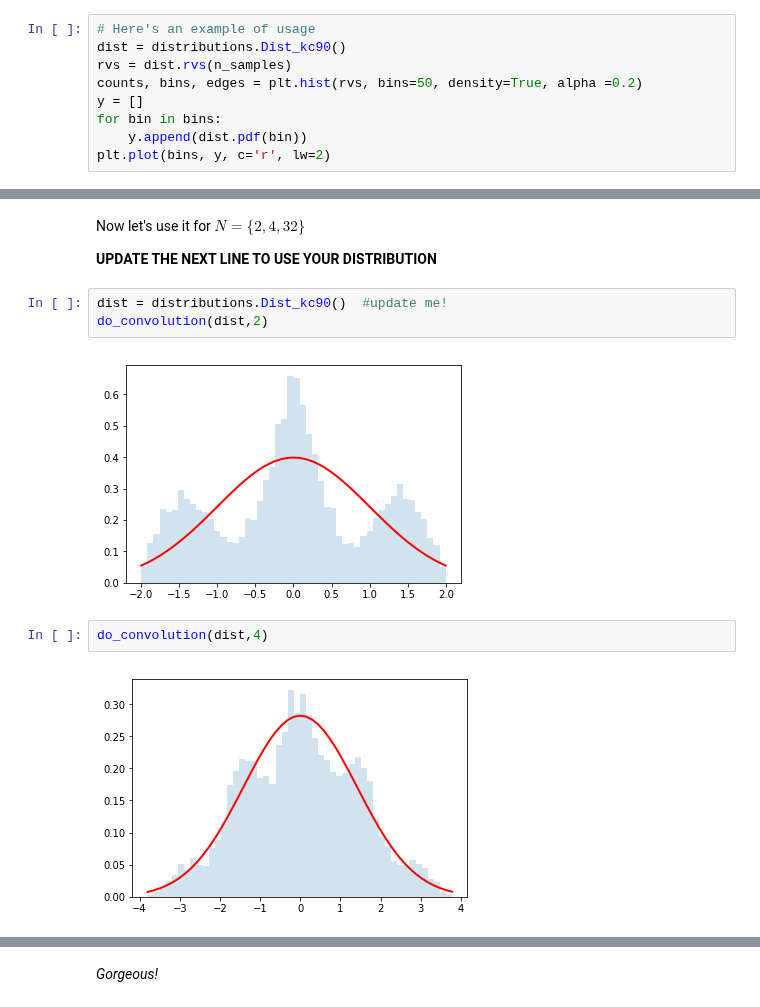
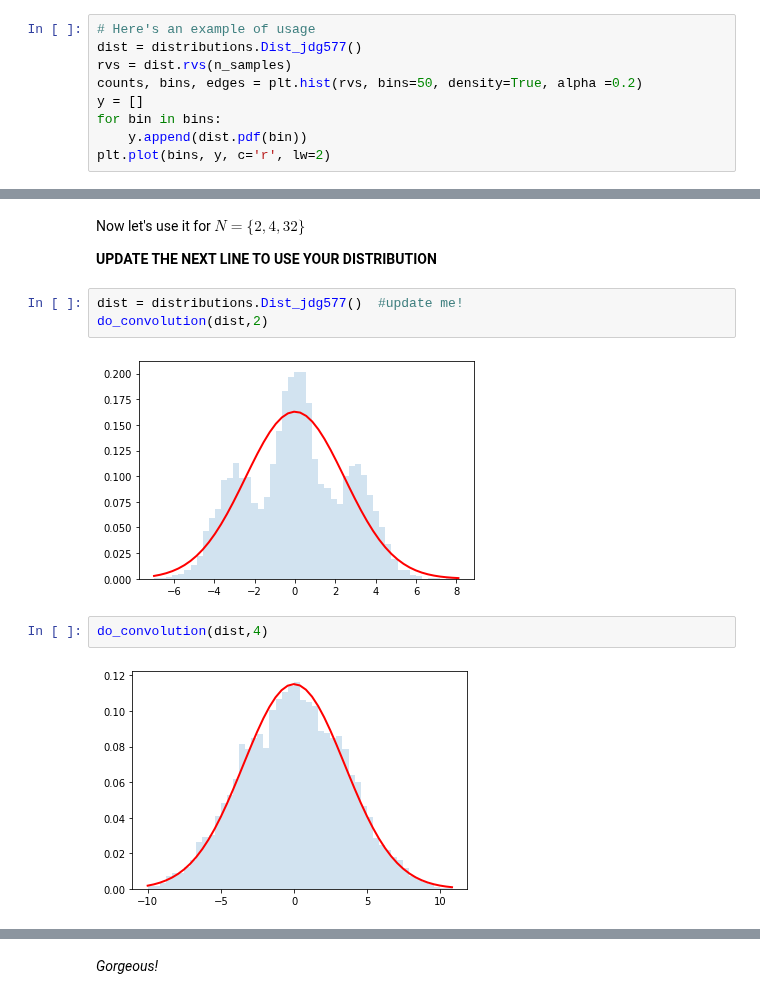
Before and after one commit to cranmer/intro-exp-phys-II, a Jupyter notebook: Central-Limit-Theorem.ipynb, the cells around one changed output, grey strips where cells are left out. Cells and saved outputs as stored; diff of their text form.

```diff
--- a/Central-Limit-Theorem.ipynb
+++ b/Central-Limit-Theorem.ipynb
@@ -195,7 +195,7 @@ n_samples = 100000
 **Update to use your distribution**
 # %%
 # Here's an example of usage
-dist = distributions.Dist_kc90()
+dist = distributions.Dist_jdg577()
 rvs = dist.rvs(n_samples)
 counts, bins, edges = plt.hist(rvs, bins=50, density=True, alpha =0.2)
 y = []
@@ -308,14 +308,14 @@ Now let's use it for $N=\{2,4,32\}$
 
 **UPDATE THE NEXT LINE TO USE YOUR DISTRIBUTION**
 # %%
-dist = distributions.Dist_kc90()  #update me!
+dist = distributions.Dist_jdg577()  #update me!
 do_convolution(dist,2)
 # %% [output]
-[figure, old version]
+[figure, new version]
 # %%
 do_convolution(dist,4)
 # %% [output]
-[figure, old version]
+[figure, new version]
 # %%
 do_convolution(dist,32)
 # %% [output]
```
Also changed, not shown: parts of 14 cells of this notebook.
